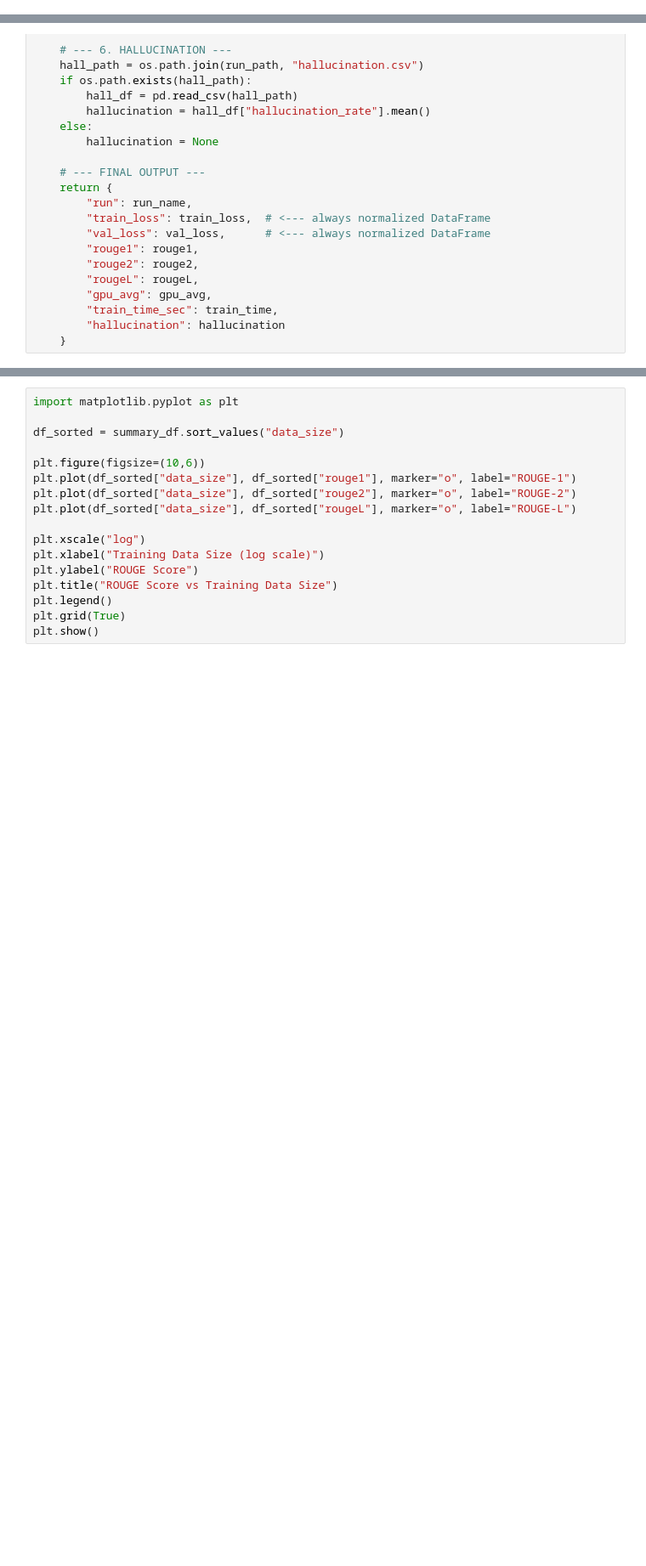
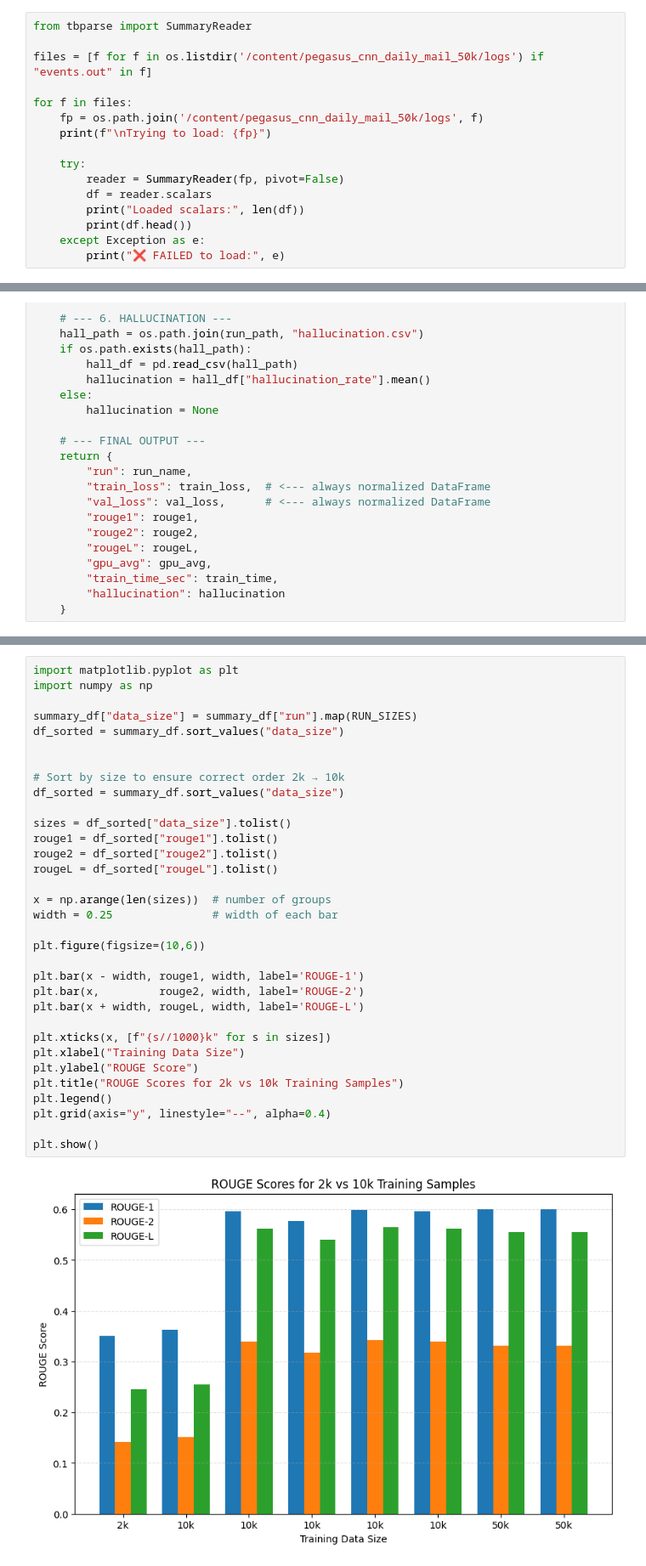
Before and after one commit to laurentarifaj1111/event-extraction-from-news, a Jupyter notebook: metrics/metrics.ipynb, the cells around one changed output, grey strips where cells are left out. Shown: that part at 85% size. Cells and saved outputs as stored; diff of their text form; blank space fills up the shorter version.

```diff
--- a/metrics/metrics.ipynb
+++ b/metrics/metrics.ipynb
@@ -68,2 +125,18 @@ def load_run(run_path):
     df = reader.scalars  # TensorBoard scalars
     return df
+# %%
+from tbparse import SummaryReader
+
+files = [f for f in os.listdir('/content/pegasus_cnn_daily_mail_50k/logs') if "events.out" in f]
+
+for f in files:
+    fp = os.path.join('/content/pegasus_cnn_daily_mail_50k/logs', f)
+    print(f"\nTrying to load: {fp}")
+
+    try:
+        reader = SummaryReader(fp, pivot=False)
+        df = reader.scalars
+        print("Loaded scalars:", len(df))
+        print(df.head())
+    except Exception as e:
+        print("❌ FAILED to load:", e)
@@ -189,17 +305,35 @@ for m in all_metrics:
 # %%
 import matplotlib.pyplot as plt
+import numpy as np
 
+summary_df["data_size"] = summary_df["run"].map(RUN_SIZES)
 df_sorted = summary_df.sort_values("data_size")
 
+
+# Sort by size to ensure correct order 2k → 10k
+df_sorted = summary_df.sort_values("data_size")
+
+sizes = df_sorted["data_size"].tolist()
+rouge1 = df_sorted["rouge1"].tolist()
+rouge2 = df_sorted["rouge2"].tolist()
+rougeL = df_sorted["rougeL"].tolist()
+
+x = np.arange(len(sizes))  # number of groups
+width = 0.25               # width of each bar
+
 plt.figure(figsize=(10,6))
-plt.plot(df_sorted["data_size"], df_sorted["rouge1"], marker="o", label="ROUGE-1")
-plt.plot(df_sorted["data_size"], df_sorted["rouge2"], marker="o", label="ROUGE-2")
-plt.plot(df_sorted["data_size"], df_sorted["rougeL"], marker="o", label="ROUGE-L")
 
-plt.xscale("log")
-plt.xlabel("Training Data Size (log scale)")
+plt.bar(x - width, rouge1, width, label='ROUGE-1')
+plt.bar(x,         rouge2, width, label='ROUGE-2')
+plt.bar(x + width, rougeL, width, label='ROUGE-L')
+
+plt.xticks(x, [f"{s//1000}k" for s in sizes])
+plt.xlabel("Training Data Size")
 plt.ylabel("ROUGE Score")
-plt.title("ROUGE Score vs Training Data Size")
+plt.title("ROUGE Scores for 2k vs 10k Training Samples")
 plt.legend()
-plt.grid(True)
+plt.grid(axis="y", linestyle="--", alpha=0.4)
+
 plt.show()
+# %% [output]
+[figure, added]
```
Also changed, not shown: parts of 17 cells of this notebook.
